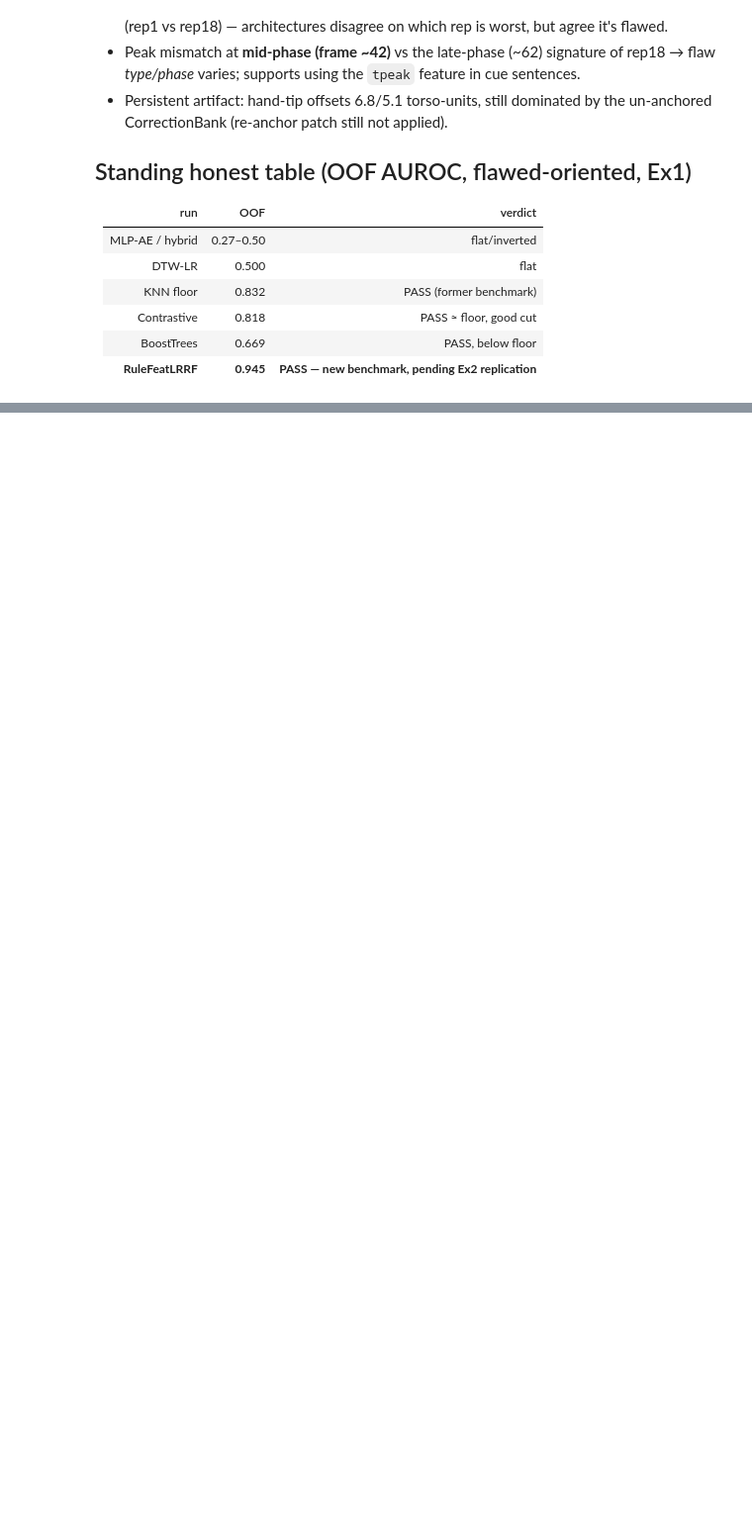
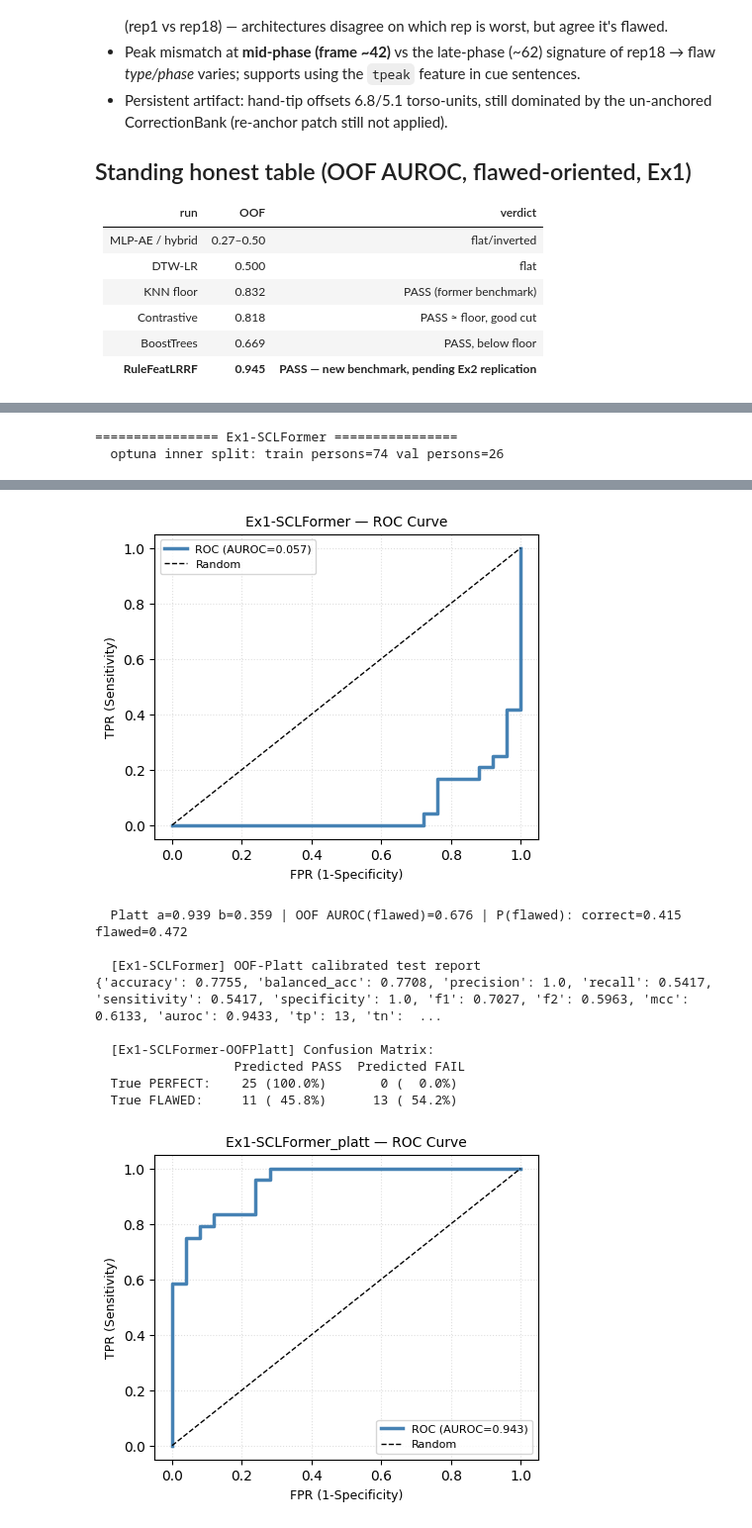
Before and after one commit to waquar003/pose-detection-physiotherapy, a Jupyter notebook: notebooks/model-train-ex1.ipynb, the cells around one changed output, grey strips where cells are left out. Shown at 99% size. Saved outputs shown, nothing was run; the diff lists cells and outputs as text; code cells hidden in the pictures; blank space fills up the shorter version.

Commit message:
training ex1 scl transformer

```diff
--- a/notebooks/model-train-ex1.ipynb
+++ b/notebooks/model-train-ex1.ipynb
@@ -2012,0 +2116,46 @@ top negative (push toward PERFECT):
+# %%
+class SCLFormerSpec(ArchSpec):
+    name       = "Ex1-SCLFormer"
+    supervised = True
+
+    def search_space(self, trial):
+        return {
+            "blk":       trial.suggest_categorical("blk",
+                         ["dang", "ang", "pos", "bone", "full"]),
+            "d_model":   trial.suggest_categorical("d_model", [32, 64, 128]),
+            "layers":    trial.suggest_categorical("layers", [1, 2, 3]),
+            "heads":     trial.suggest_categorical("heads", [2, 4]),
+            "ff":        trial.suggest_categorical("ff", [64, 128, 256]),
+            "dropout":   trial.suggest_categorical("dropout", [0.0, 0.1, 0.3]),
+            "embed_dim": trial.suggest_categorical("embed_dim", [16, 32, 64]),
+            "temp":      trial.suggest_float("temp", 0.05, 0.5),
+            "aug_noise": trial.suggest_float("aug_noise", 0.0, 0.3),
+            "aug_mask":  trial.suggest_float("aug_mask", 0.0, 0.3),
+            "lr":        trial.suggest_float("lr", 1e-4, 3e-3, log=True),
+            "wd":        trial.suggest_float("wd", 1e-6, 1e-2, log=True),
+            "batch":     trial.suggest_categorical("batch", [16, 32, 64]),
+            "epochs":    trial.suggest_categorical("epochs", [40, 80]),
+            "head":      trial.suggest_categorical("head", ["knn", "lr"]),
+            "k":         trial.suggest_categorical("k", [3, 5, 7]),
+            "lr_C":      trial.suggest_float("lr_C", 0.05, 20.0, log=True),
+            "q":         trial.suggest_float("q", 50.0, 95.0),
+        }
+
+    def pack(self, rows):
+        X = np.stack([r["X2d"] for r in rows], 0) if isinstance(rows[0], dict) \
+            else np.asarray(rows)
+        return np.asarray(X, dtype=np.float32)
+
+    def train(self, X, y, params, seed):
+        if y is None:
+            raise ValueError("SCLFormerSpec is supervised — needs labels")
+        return SCLFormerRef(params).fit(X, y)
+
+    def score(self, model, X, p):
+        return model.scores(np.asarray(X))
+
+    def embed(self, model, X):      # bank: unit-sphere latent embeddings
+        return model._Z(np.asarray(X))
+# %%
+scl_bundle = run_experiment(SCLFormerSpec(), feat_train, feat_test, ex_name="Ex1-SCLFormer", n_trials=40)
+# %% [output]
@@ -2012,0 +2163,2 @@ top negative (push toward PERFECT):
+================ Ex1-SCLFormer ================
+  optuna inner split: train persons=74 val persons=26
@@ -2012,0 +2182,11 @@ top negative (push toward PERFECT):
+[figure, added]
+  Platt a=0.939 b=0.359 | OOF AUROC(flawed)=0.676 | P(flawed): correct=0.415 flawed=0.472
+
+  [Ex1-SCLFormer] OOF-Platt calibrated test report
+{'accuracy': 0.7755, 'balanced_acc': 0.7708, 'precision': 1.0, 'recall': 0.5417, 'sensitivity': 0.5417, 'specificity': 1.0, 'f1': 0.7027, 'f2': 0.5963, 'mcc': 0.6133, 'auroc': 0.9433, 'tp': 13, 'tn':  ...
+
+  [Ex1-SCLFormer-OOFPlatt] Confusion Matrix:
+                  Predicted PASS  Predicted FAIL
+  True PERFECT:    25 (100.0%)       0 (  0.0%)
+  True FLAWED:     11 ( 45.8%)      13 ( 54.2%)
+[figure, added]
```
Also changed, not shown: parts of 8 cells of this notebook.
